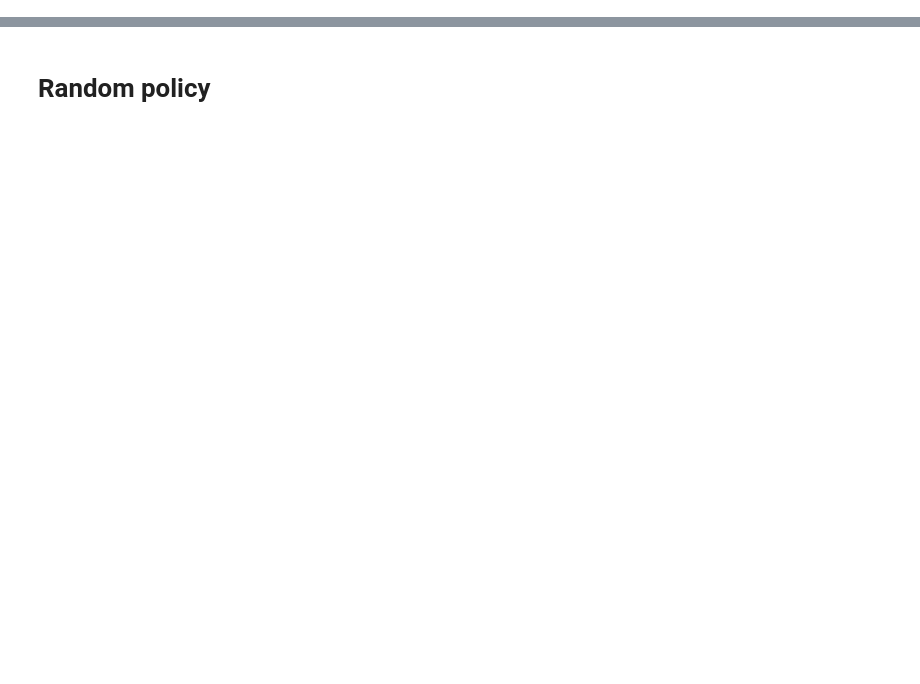
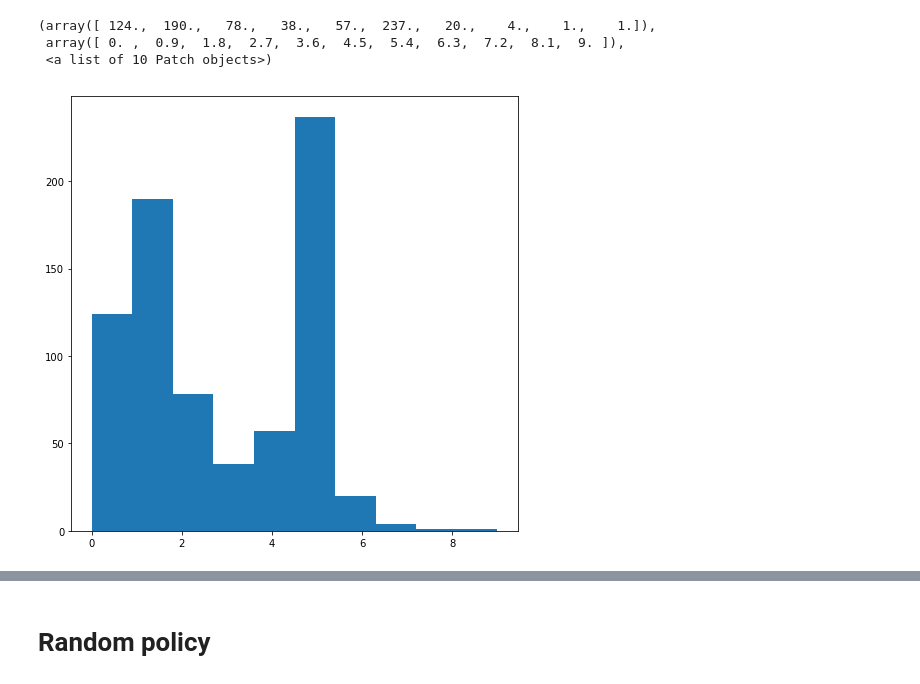
Before and after one commit to wihl/cs282-f17-xuefeng-yi-david, a Jupyter notebook: code/state_cluster/state_action_count.ipynb, the cells around one changed output, grey strips where cells are left out. Cells and saved outputs as stored; diff of their text form; code cells hidden in the pictures; blank space fills up the shorter version.

```diff
--- a/code/state_cluster/state_action_count.ipynb
+++ b/code/state_cluster/state_action_count.ipynb
@@ -11,7 +11,7 @@ import matplotlib.colors as colors
 
 plt.rcParams['figure.figsize'] = (8, 8)
 # %%
-df = pd.read_csv('/Users/dilys/Desktop/Harvard_1718_Fall/CS282/cs282-f17-xuefeng-yi-david/data/Sepsis_imp_train.csv')
+df = pd.read_csv('../../data/Sepsis_imp.csv')
 # %%
 observations =   ['gender','age','elixhauser','re_admission','SOFA','SIRS','Weight_kg','GCS','HR',
                   'SysBP','MeanBP','DiaBP','Shock_Index','RR','SpO2','Temp_C','FiO2_1','Potassium',
@@ -83,0 +159,3 @@ f
+# %%
+g = np.sum(state_action_count > 30, axis = 1)
+g[0:10]
@@ -93,3 +225,10 @@ plt.hist(f)
+# %%
+plt.hist(g)
+# %% [output]
+(array([ 124.,  190.,   78.,   38.,   57.,  237.,   20.,    4.,    1.,    1.]),
+ array([ 0. ,  0.9,  1.8,  2.7,  3.6,  4.5,  5.4,  6.3,  7.2,  8.1,  9. ]),
+ <a list of 10 Patch objects>)
+[figure, added]
 # %%
 psa = state_action_count/ np.sum(state_action_count, axis = 1)[:, np.newaxis]
 # %%
```
Also changed, not shown: parts of 16 cells of this notebook, 6 other files.
